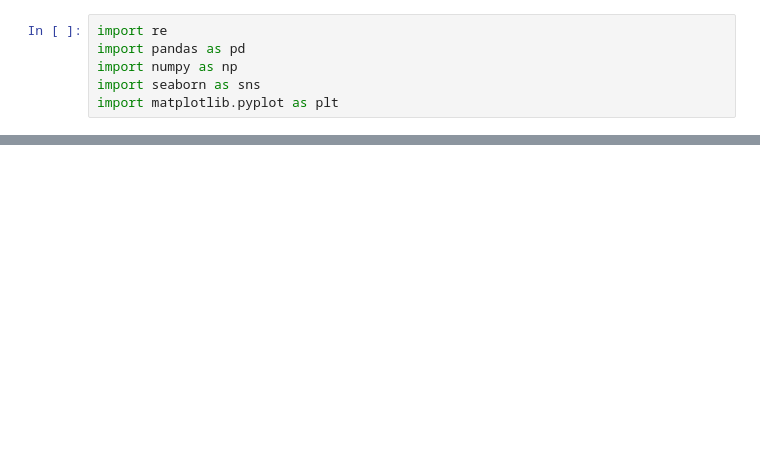
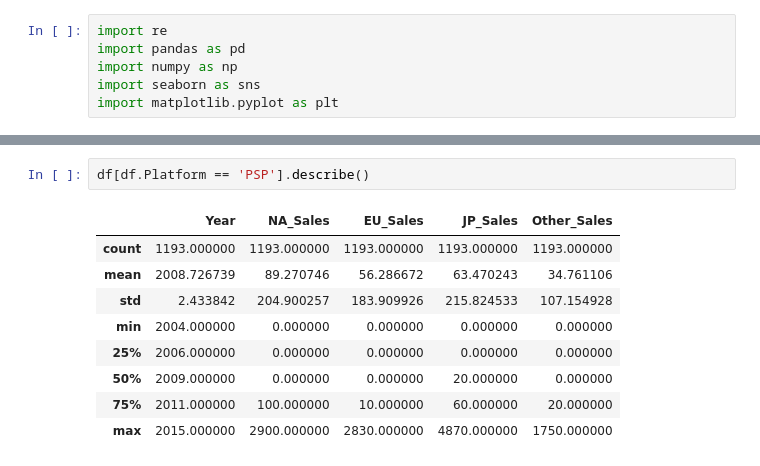
Before and after one commit to e080hsm/Section1_Project, a Jupyter notebook: ai14_n1xx_우성호.ipynb, the cells around one changed output, grey strips where cells are left out. Drawn from its saved outputs; the diff is of its cells as text; blank space fills up the shorter version.

```diff
--- a/ai14_n1xx_우성호.ipynb
+++ b/ai14_n1xx_우성호.ipynb
@@ -111,0 +58,12 @@ df_tmp[df_tmp.Genre.isna() == True]
+# %%
+df[df.Platform == 'PSP'].describe()
+# %% [output]
+|  | Year | NA_Sales | EU_Sales | JP_Sales | Other_Sales |
+| count | 1193.000000 | 1193.000000 | 1193.000000 | 1193.000000 | 1193.000000 |
+| mean | 2008.726739 | 89.270746 | 56.286672 | 63.470243 | 34.761106 |
+| std | 2.433842 | 204.900257 | 183.909926 | 215.824533 | 107.154928 |
+| min | 2004.000000 | 0.000000 | 0.000000 | 0.000000 | 0.000000 |
+| 25% | 2006.000000 | 0.000000 | 0.000000 | 0.000000 | 0.000000 |
+| 50% | 2009.000000 | 0.000000 | 0.000000 | 20.000000 | 0.000000 |
+| 75% | 2011.000000 | 100.000000 | 10.000000 | 60.000000 | 20.000000 |
+| max | 2015.000000 | 2900.000000 | 2830.000000 | 4870.000000 | 1750.000000 |
```
Also changed, not shown: parts of 14 cells of this notebook.
